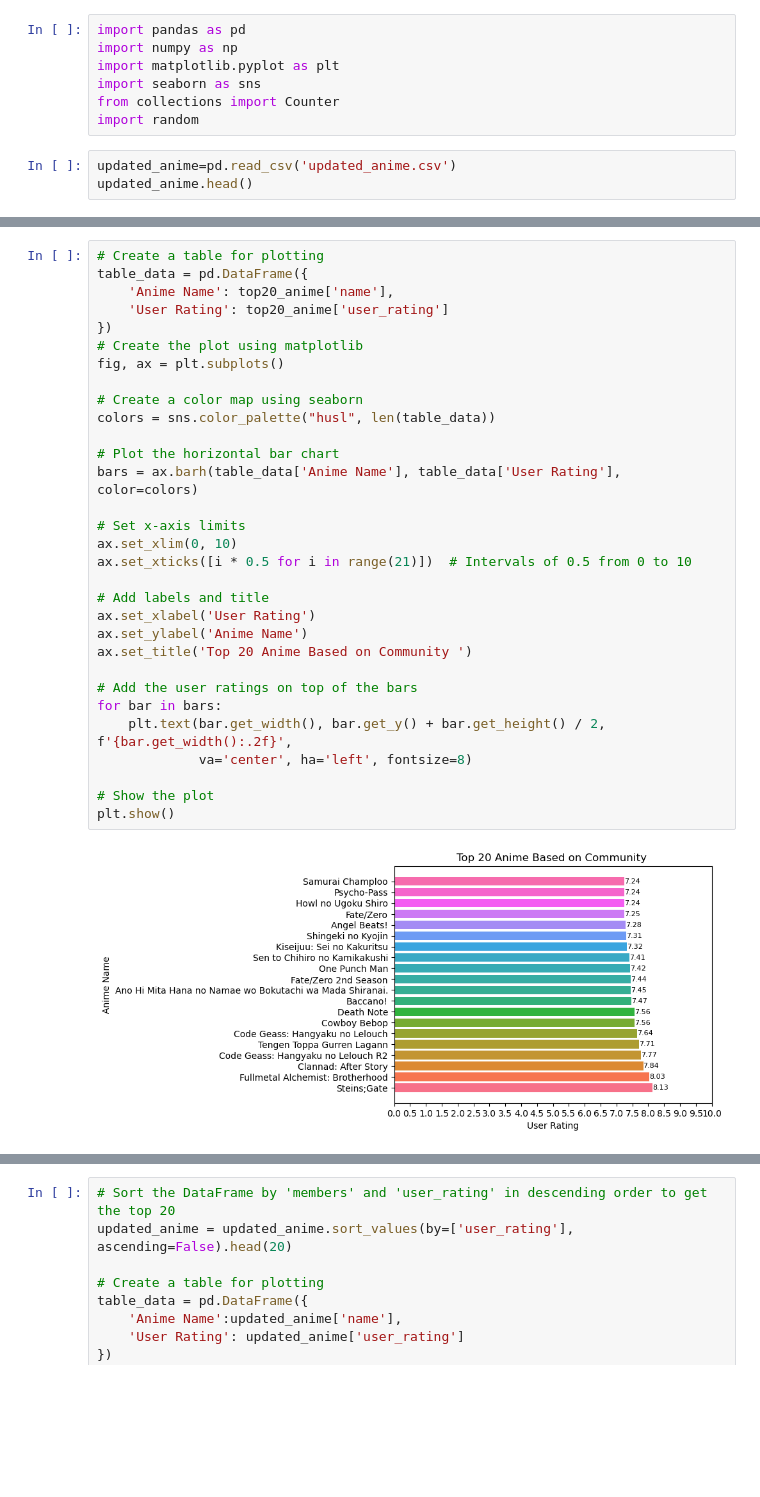
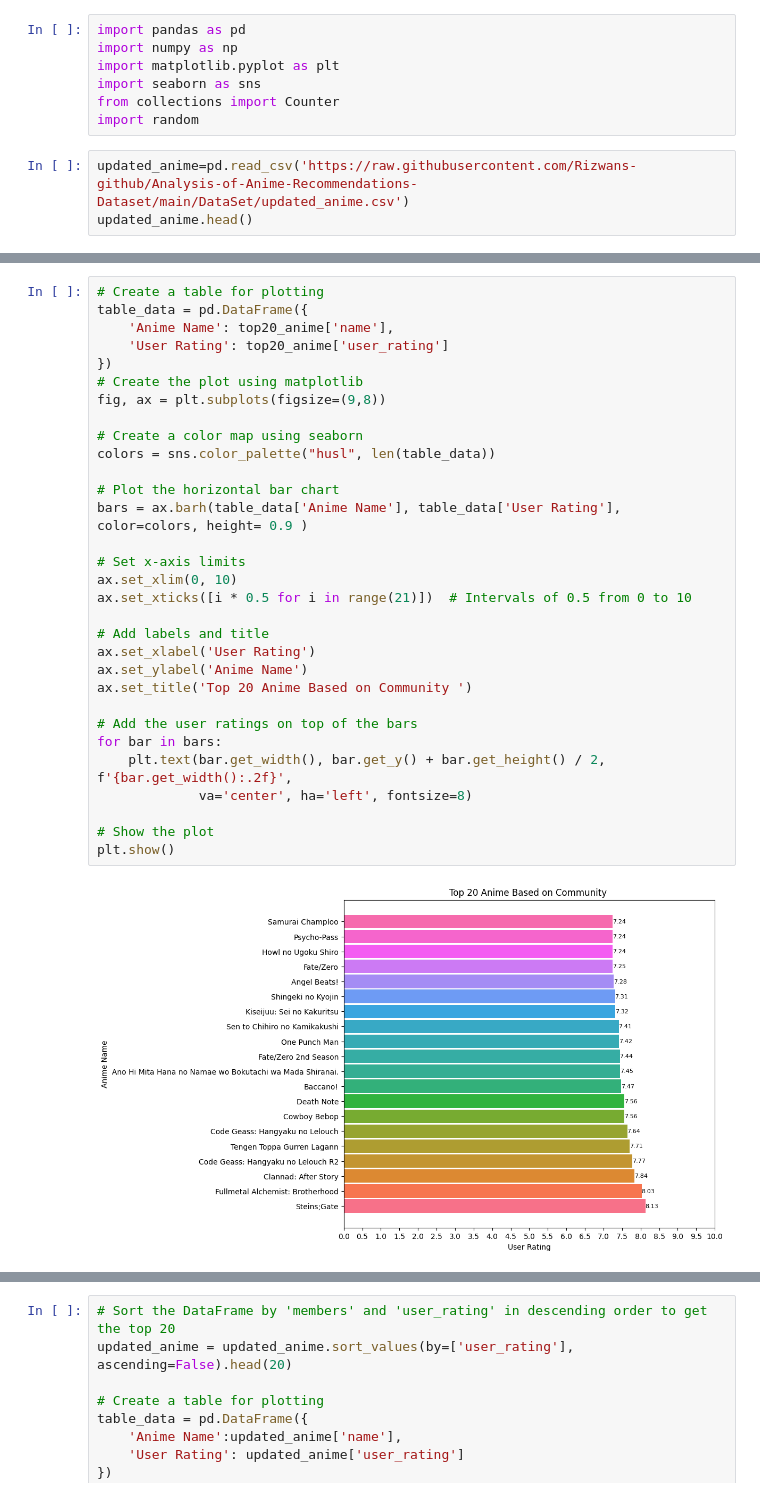
Before and after one commit to Saikiran8844/Analysis-of-Anime-Recommendations-Dataset, a Jupyter notebook: code/Analysis.ipynb, the cells around one changed output, grey strips where cells are left out. Cells and saved outputs as stored; diff of their text form; blank space fills up the shorter version.

Commit message:
Updating the first graph.

```diff
--- a/code/Analysis.ipynb
+++ b/code/Analysis.ipynb
@@ -6,7 +6,7 @@ import seaborn as sns
 from collections import Counter
 import random
 # %%
-updated_anime=pd.read_csv('updated_anime.csv')
+updated_anime=pd.read_csv('https://raw.githubusercontent.com/Rizwans-github/Analysis-of-Anime-Recommendations-Dataset/main/DataSet/updated_anime.csv')
 updated_anime.head()
 # %% [output]
 |  | anime_id | name | genre | type | episodes | rating | members | user_rating | count |
@@ -34,33 +34,33 @@ top20_anime.head()
 # %%
 # Create a table for plotting
 table_data = pd.DataFrame({
     'Anime Name': top20_anime['name'],
     'User Rating': top20_anime['user_rating']
 })
 # Create the plot using matplotlib
-fig, ax = plt.subplots()
+fig, ax = plt.subplots(figsize=(9,8))
 
 # Create a color map using seaborn
 colors = sns.color_palette("husl", len(table_data))
 
 # Plot the horizontal bar chart
-bars = ax.barh(table_data['Anime Name'], table_data['User Rating'], color=colors)
+bars = ax.barh(table_data['Anime Name'], table_data['User Rating'], color=colors, height= 0.9 )
 
 # Set x-axis limits
 ax.set_xlim(0, 10)
 ax.set_xticks([i * 0.5 for i in range(21)])  # Intervals of 0.5 from 0 to 10
 
 # Add labels and title
 ax.set_xlabel('User Rating')
 ax.set_ylabel('Anime Name')
 ax.set_title('Top 20 Anime Based on Community ')
 
 # Add the user ratings on top of the bars
 for bar in bars:
     plt.text(bar.get_width(), bar.get_y() + bar.get_height() / 2, f'{bar.get_width():.2f}',
              va='center', ha='left', fontsize=8)
 
 # Show the plot
 plt.show()
 # %% [output]
-[figure, old version]
+[figure, new version]
```
Also changed, not shown: parts of 3 cells of this notebook.
